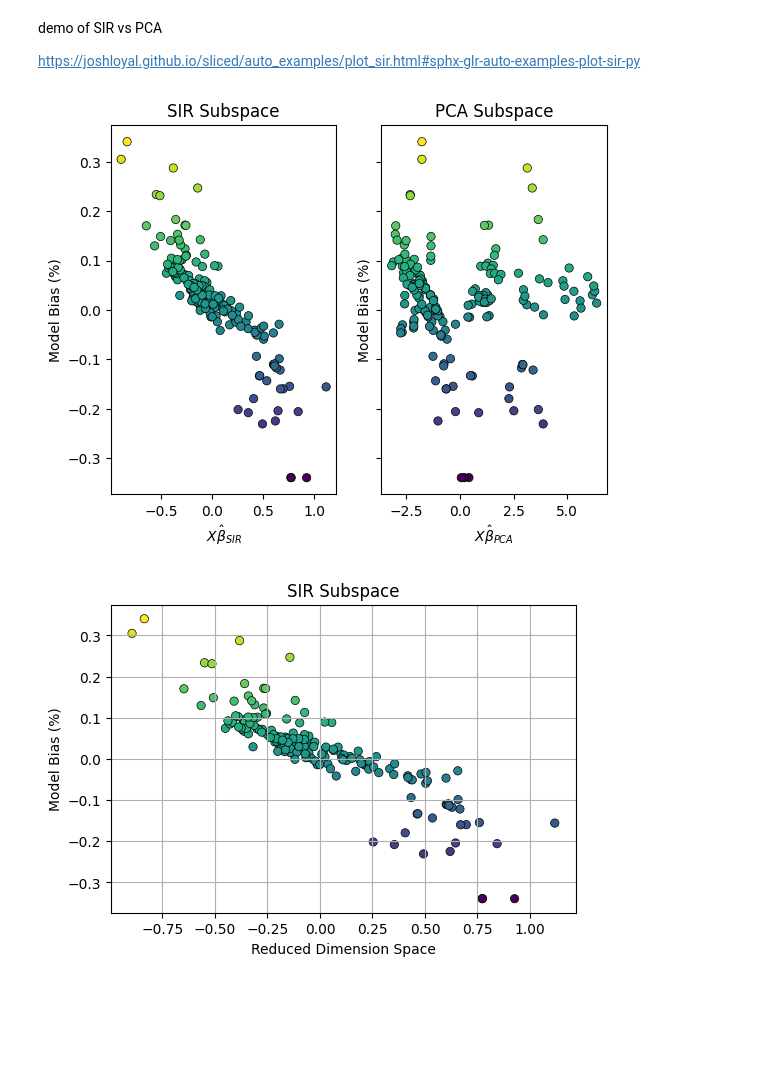
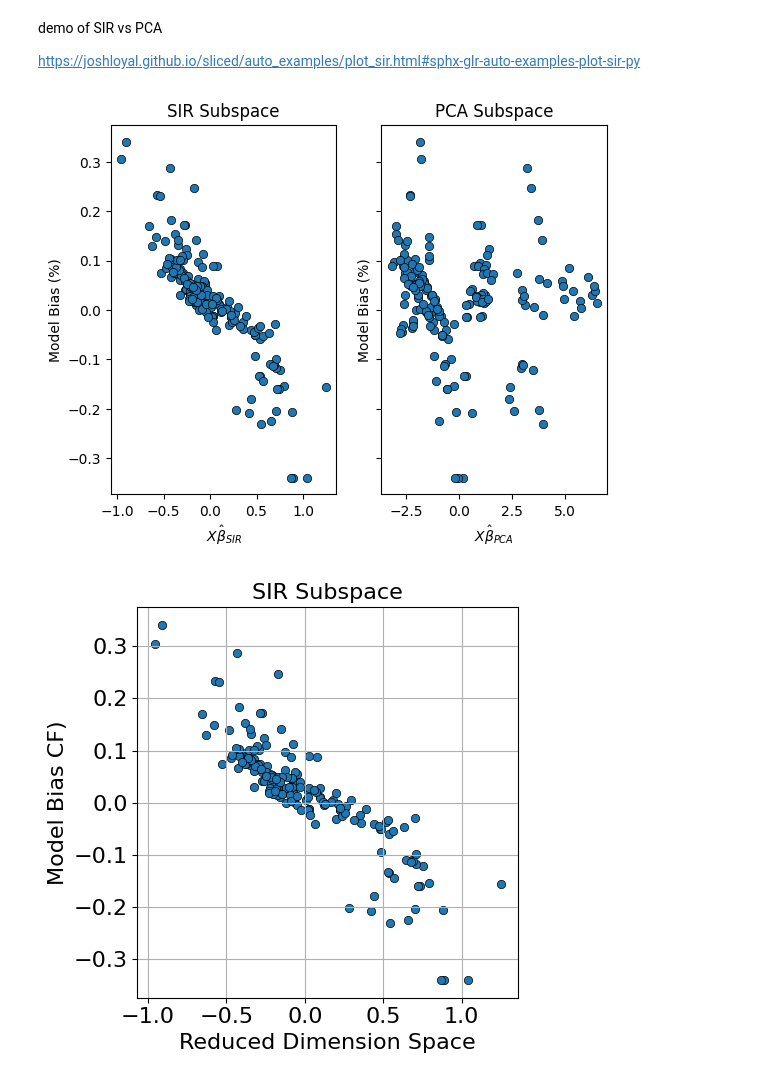
Before and after one commit to EUFLOW/WIFA_UQ, a Jupyter notebook: model_error_database/Notebooks/dim_reduction_demo.ipynb, the cells around one changed output. Drawn from its saved outputs; the diff is of its cells as text; code cells hidden in the pictures; blank space fills up the shorter version.

```diff
--- a/model_error_database/Notebooks/dim_reduction_demo.ipynb
+++ b/model_error_database/Notebooks/dim_reduction_demo.ipynb
@@ -4,7 +4,7 @@ import numpy as np
 import matplotlib.pyplot as plt
 from sklearn.preprocessing import StandardScaler
 import pandas as pd
-ds=xr.load_dataset("../results_stacked_hh_best_sample.nc")
+ds=xr.load_dataset("../results_stacked_hh_best_sample_mses.nc")
 # %% [markdown]
 Behaviour between samples and power biases for a given case
 # %% [markdown]
@@ -14,7 +14,7 @@ df=ds.to_dataframe().reset_index()
 df['log_z0']=np.log(df['z0'].values)
 
 features = df.drop(['wind_farm', 'flow_case','sample', 'case_index','model_bias_cap','k_b','ss_alpha',
-                    'wind_direction','nt','turb_rated_power','pw_power_cap','ref_power_cap'], axis=1)
+                    'wind_direction','nt','turb_rated_power','pw_power_cap','ref_power_cap','LMO'], axis=1)
 target = df['model_bias_cap']
 
 scaler = StandardScaler()
@@ -46,43 +46,45 @@ import matplotlib.pyplot as plt
 from sklearn.decomposition import PCA
 
 if not hasattr(np, 'int'):
     np.int = int
 from sliced import SlicedInverseRegression
 
 
 # fit SIR model
 sir = SlicedInverseRegression().fit(X_scaled, y)
 X_sir = sir.transform(X_scaled)
 
 # fit PCA
 pca = PCA(random_state=123).fit(X_scaled, y)
 X_pca = pca.transform(X_scaled)
 
-
+fs=16
 f, (ax1, ax2) = plt.subplots(1, 2, sharey=True)
 
-ax1.scatter(X_sir[:, 0], y, c=y, cmap='viridis', linewidth=0.5, edgecolor='k')
+ax1.scatter(X_sir[:, 0], y, linewidth=0.5, edgecolor='k')
 ax1.set_title('SIR Subspace')
 ax1.set_xlabel("$X\hat{\\beta}_{SIR}$")
 ax1.set_ylabel("Model Bias (%)")
 
-ax2.scatter(X_pca[:, 0], y, c=y, cmap='viridis', linewidth=0.5, edgecolor='k')
+ax2.scatter(X_pca[:, 0], y, linewidth=0.5, edgecolor='k')
 ax2.set_title('PCA Subspace')
 ax2.set_xlabel("$X\hat{\\beta}_{PCA}$")
 ax2.set_ylabel("Model Bias (%)")
 
 plt.show()
 
-plt.figure(figsize=(6, 4))
-plt.scatter(X_sir[:, 0], y, c=y, cmap='viridis', linewidth=0.5, edgecolor='k')
-plt.title('SIR Subspace')
-plt.xlabel("Reduced Dimension Space")
-plt.ylabel("Model Bias (%)")
+plt.figure(figsize=(5, 5))
+plt.scatter(X_sir[:, 0], y, linewidth=0.5, edgecolor='k')
+plt.title('SIR Subspace', fontsize=fs)
+plt.xlabel("Reduced Dimension Space", fontsize=fs)
+plt.ylabel("Model Bias CF)", fontsize=fs)
+plt.tick_params(axis='both', labelsize=fs)
+plt.tight_layout()
 plt.grid()
 plt.savefig("sir_subspace.png")
 # %% [output]
-[figure, old version]
+[figure, new version]
-[figure, old version]
+[figure, new version]
 # %%
 directions=sir.directions_
 (directions**2).sum()
```
Also changed, not shown: parts of 3 cells of this notebook, 12 other files.
